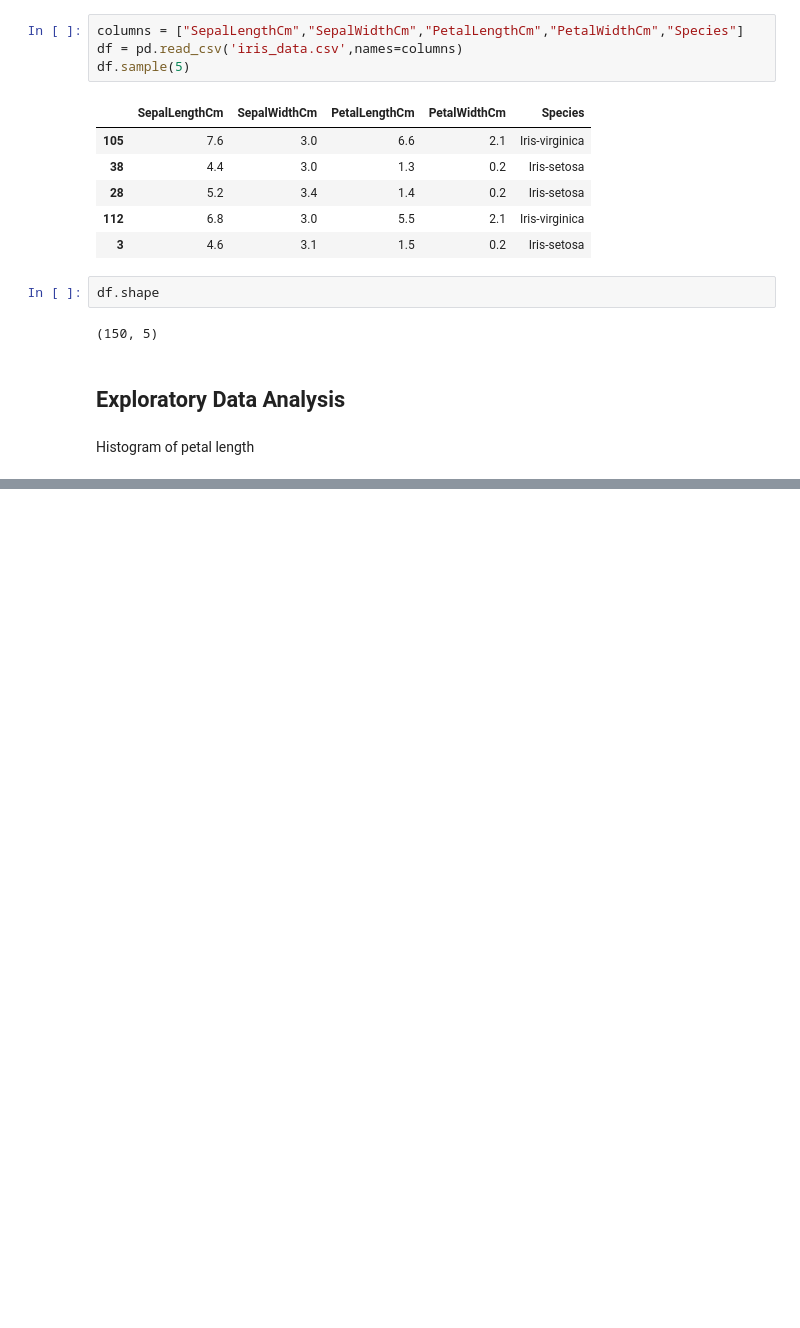
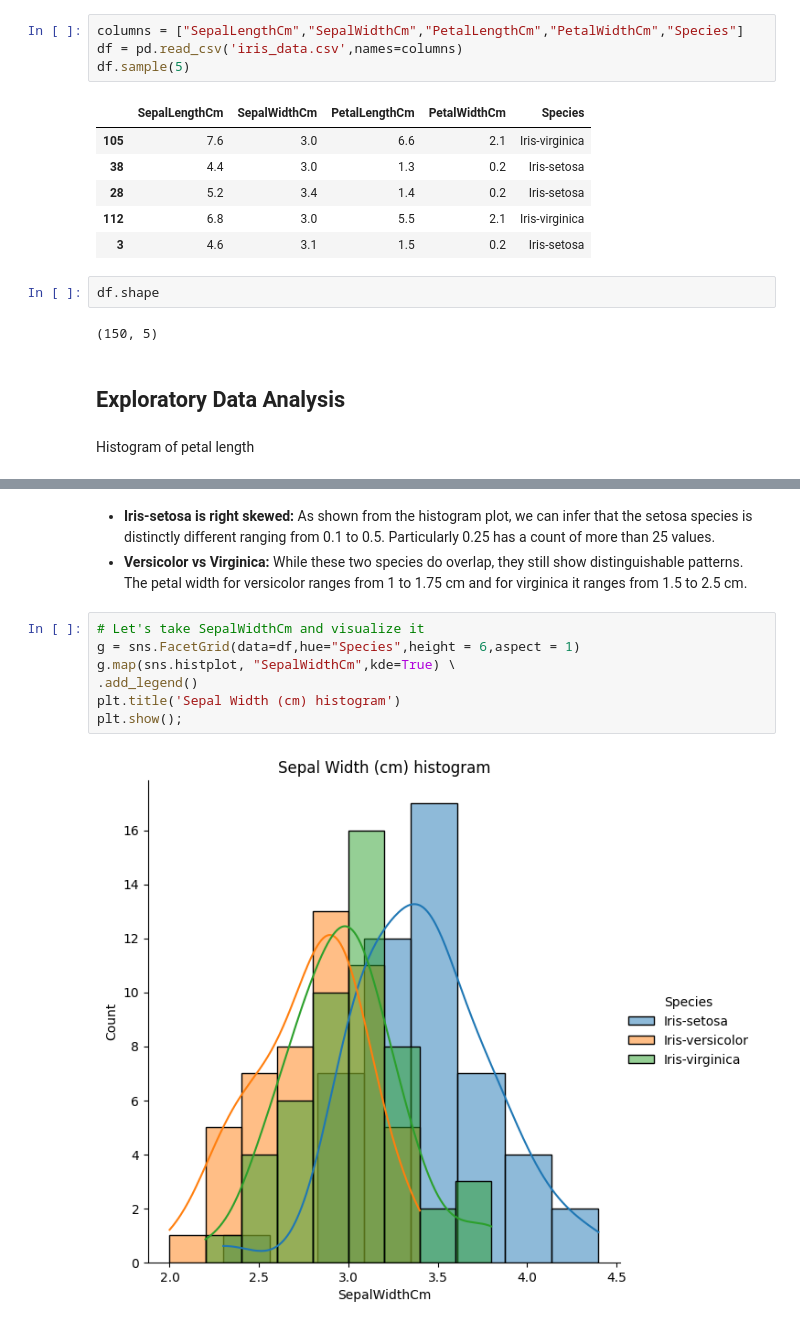
Before and after one commit to nithinbadicodes/AI-ML-Projects, a Jupyter notebook: IrisFlowerClassification.ipynb, the cells around one changed output, grey strips where cells are left out. Saved outputs shown, nothing was run; the diff lists cells and outputs as text; blank space fills up the shorter version.

```diff
--- a/IrisFlowerClassification.ipynb
+++ b/IrisFlowerClassification.ipynb
@@ -30,0 +55,12 @@ Histogram of petal length
+# %% [markdown]
+* **Iris-setosa is right skewed:** As shown from the histogram plot, we can infer that the setosa species is distinctly different ranging from 0.1 to 0.5. Particularly 0.25 has a count of more than 25 values.
+* **Versicolor vs Virginica:** While these two species do overlap, they still show distinguishable patterns. The petal width for versicolor ranges from 1 to 1.75 cm and for virginica it ranges from 1.5 to 2.5 cm.
+# %%
+# Let's take SepalWidthCm and visualize it
+g = sns.FacetGrid(data=df,hue="Species",height = 6,aspect = 1)
+g.map(sns.histplot, "SepalWidthCm",kde=True) \
+.add_legend()
+plt.title('Sepal Width (cm) histogram')
+plt.show();
+# %% [output]
+[figure, added]
```
Also changed, not shown: parts of 4 cells of this notebook.
